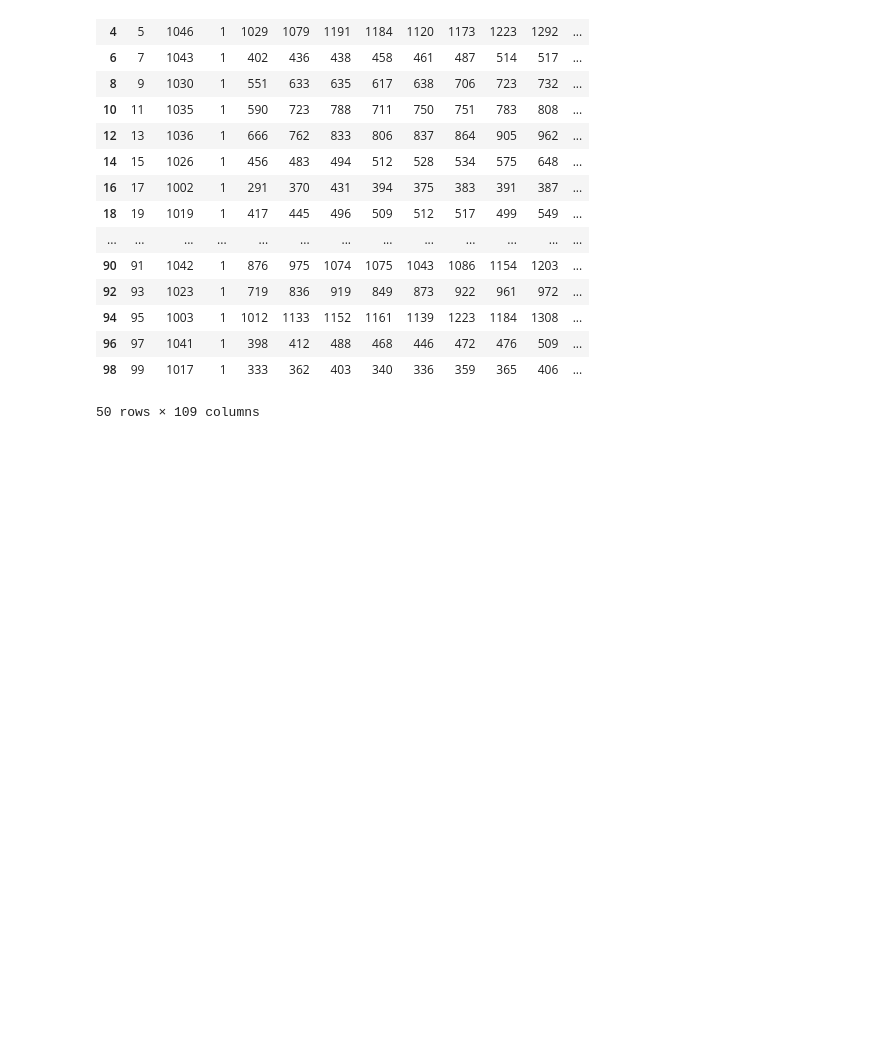
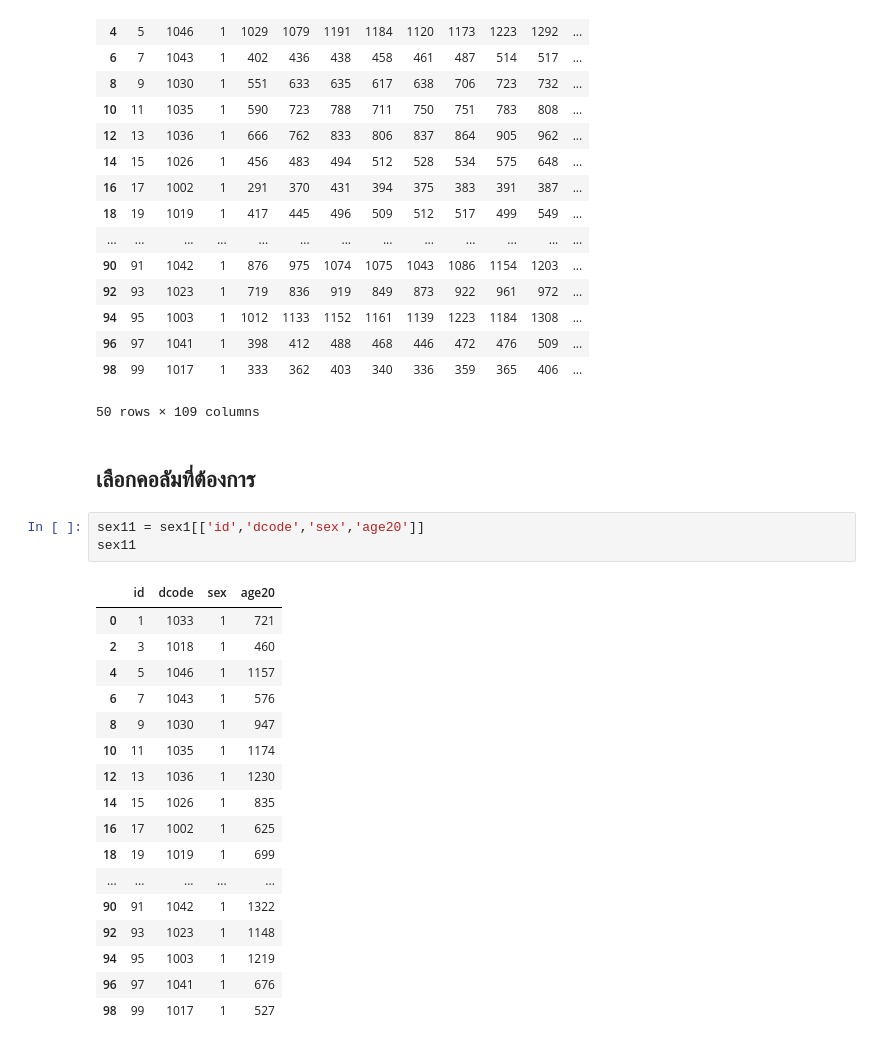
Before and after one commit to kittikhun62/DWDM21, a Jupyter notebook: project.ipynb, the cells around one changed output. Drawn from its saved outputs; the diff is of its cells as text; blank space fills up the shorter version.

```diff
--- a/project.ipynb
+++ b/project.ipynb
@@ -146,3 +148,26 @@ sex3
 | 96 | 97 | 1041 | 1 | 398 | 412 | 488 | 468 | 446 | 472 | 476 | 509 | ... |
 | 98 | 99 | 1017 | 1 | 333 | 362 | 403 | 340 | 336 | 359 | 365 | 406 | ... |
 50 rows × 109 columns
+# %% [markdown]
+## เลือกคอลัมที่ต้องการ
+# %%
+sex11 = sex1[['id','dcode','sex','age20']]
+sex11
+# %% [output]
+|  | id | dcode | sex | age20 |
+| 0 | 1 | 1033 | 1 | 721 |
+| 2 | 3 | 1018 | 1 | 460 |
+| 4 | 5 | 1046 | 1 | 1157 |
+| 6 | 7 | 1043 | 1 | 576 |
+| 8 | 9 | 1030 | 1 | 947 |
+| 10 | 11 | 1035 | 1 | 1174 |
+| 12 | 13 | 1036 | 1 | 1230 |
+| 14 | 15 | 1026 | 1 | 835 |
+| 16 | 17 | 1002 | 1 | 625 |
+| 18 | 19 | 1019 | 1 | 699 |
+| ... | ... | ... | ... | ... |
+| 90 | 91 | 1042 | 1 | 1322 |
+| 92 | 93 | 1023 | 1 | 1148 |
+| 94 | 95 | 1003 | 1 | 1219 |
+| 96 | 97 | 1041 | 1 | 676 |
+| 98 | 99 | 1017 | 1 | 527 |
```
Also changed, not shown: parts of 10 cells of this notebook.
